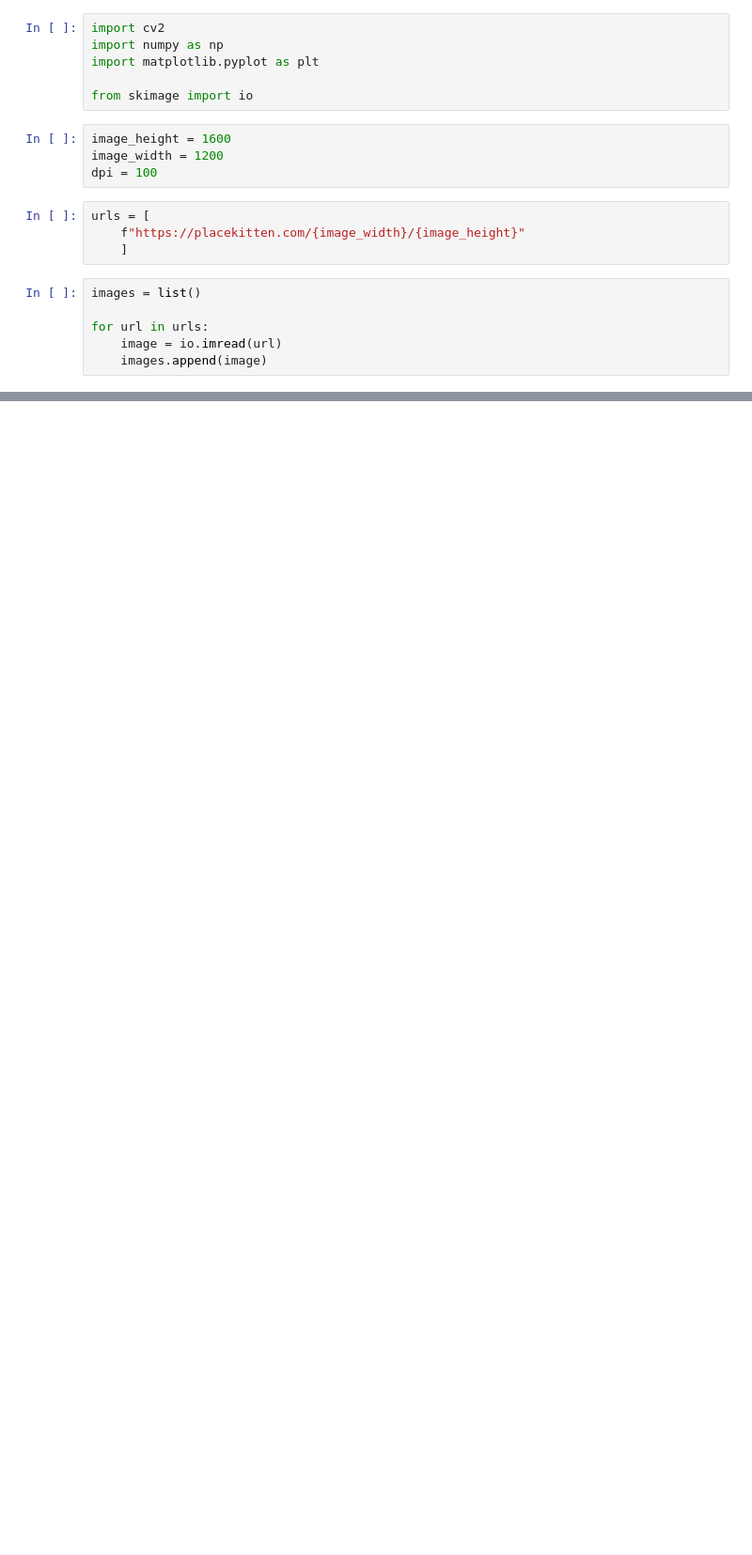
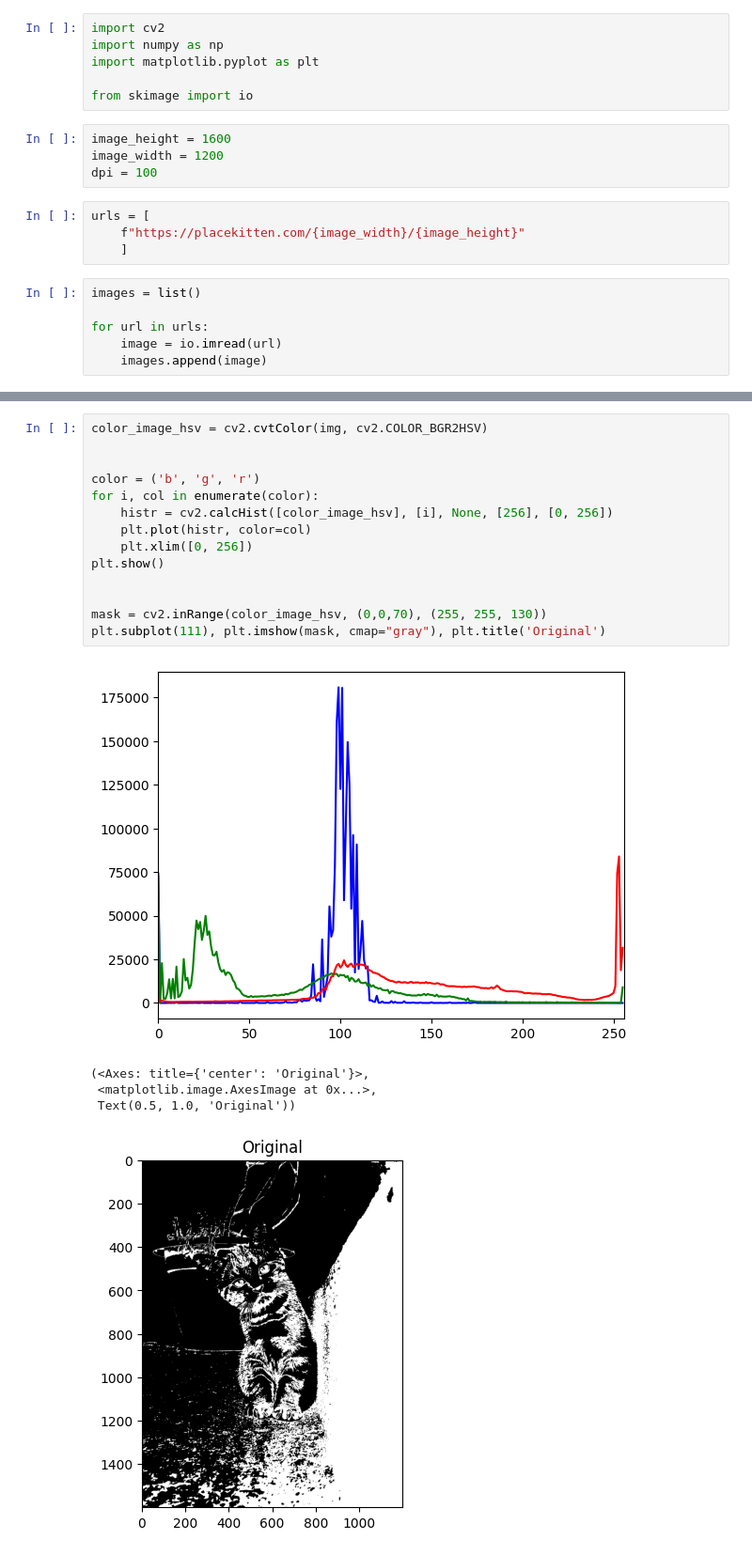
Before and after one commit to Yulch/ProcessingImage, a Jupyter notebook: PZ_2.ipynb, the cells around one changed output, grey strips where cells are left out. Shown at 94% size. Saved outputs shown, nothing was run; the diff lists cells and outputs as text; blank space fills up the shorter version.

```diff
--- a/PZ_2.ipynb
+++ b/PZ_2.ipynb
@@ -49,0 +48,20 @@ plt.show()
+# %%
+color_image_hsv = cv2.cvtColor(img, cv2.COLOR_BGR2HSV)
+
+
+color = ('b', 'g', 'r')
+for i, col in enumerate(color):
+    histr = cv2.calcHist([color_image_hsv], [i], None, [256], [0, 256])
+    plt.plot(histr, color=col)
+    plt.xlim([0, 256])
+plt.show()
+
+
+mask = cv2.inRange(color_image_hsv, (0,0,70), (255, 255, 130))
+plt.subplot(111), plt.imshow(mask, cmap="gray"), plt.title('Original')
+# %% [output]
+[figure, added]
+(<Axes: title={'center': 'Original'}>,
+ <matplotlib.image.AxesImage at 0x...>,
+ Text(0.5, 1.0, 'Original'))
+[figure, added]
```
Also changed, not shown: parts of 5 cells of this notebook.
